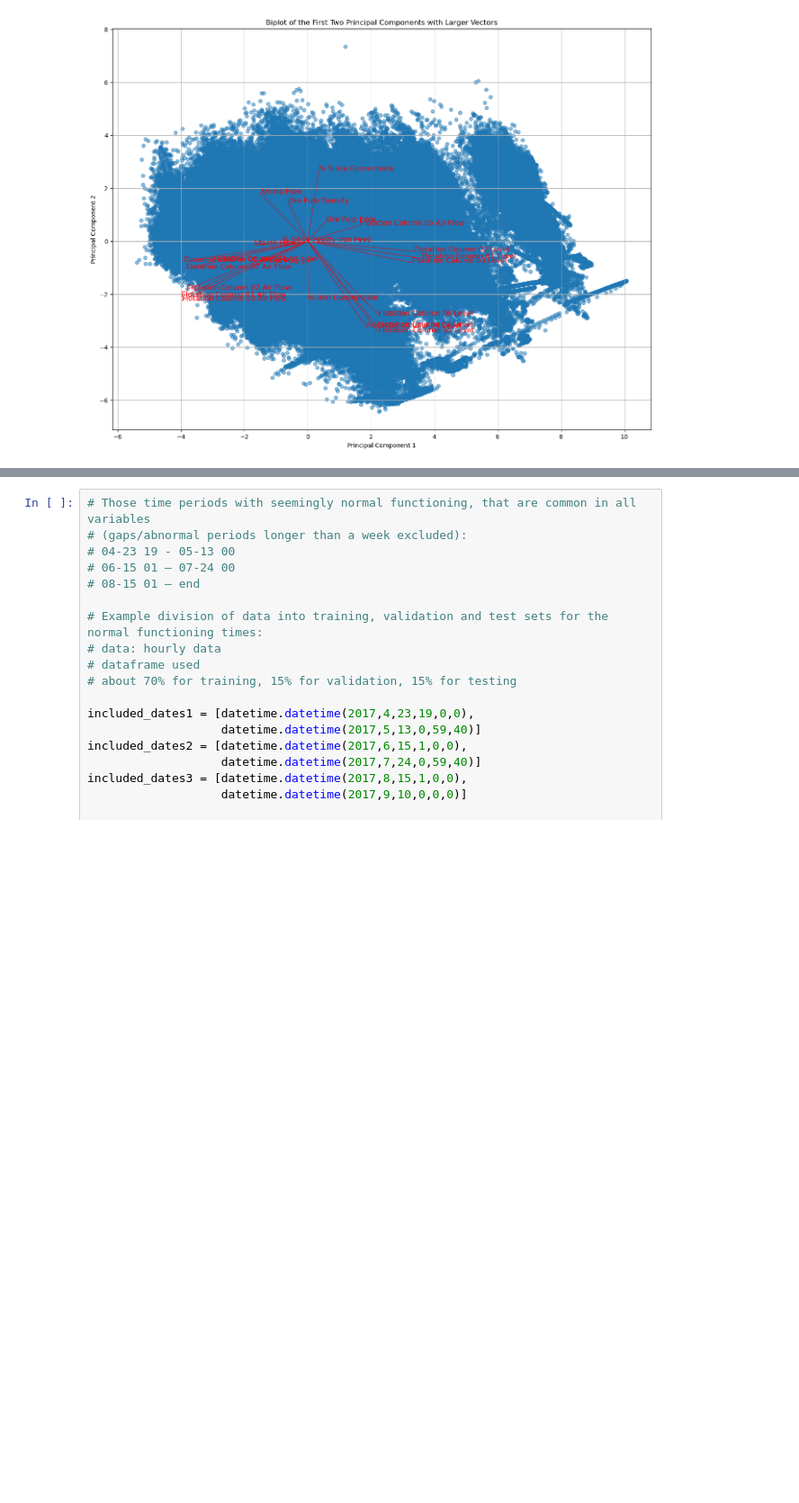
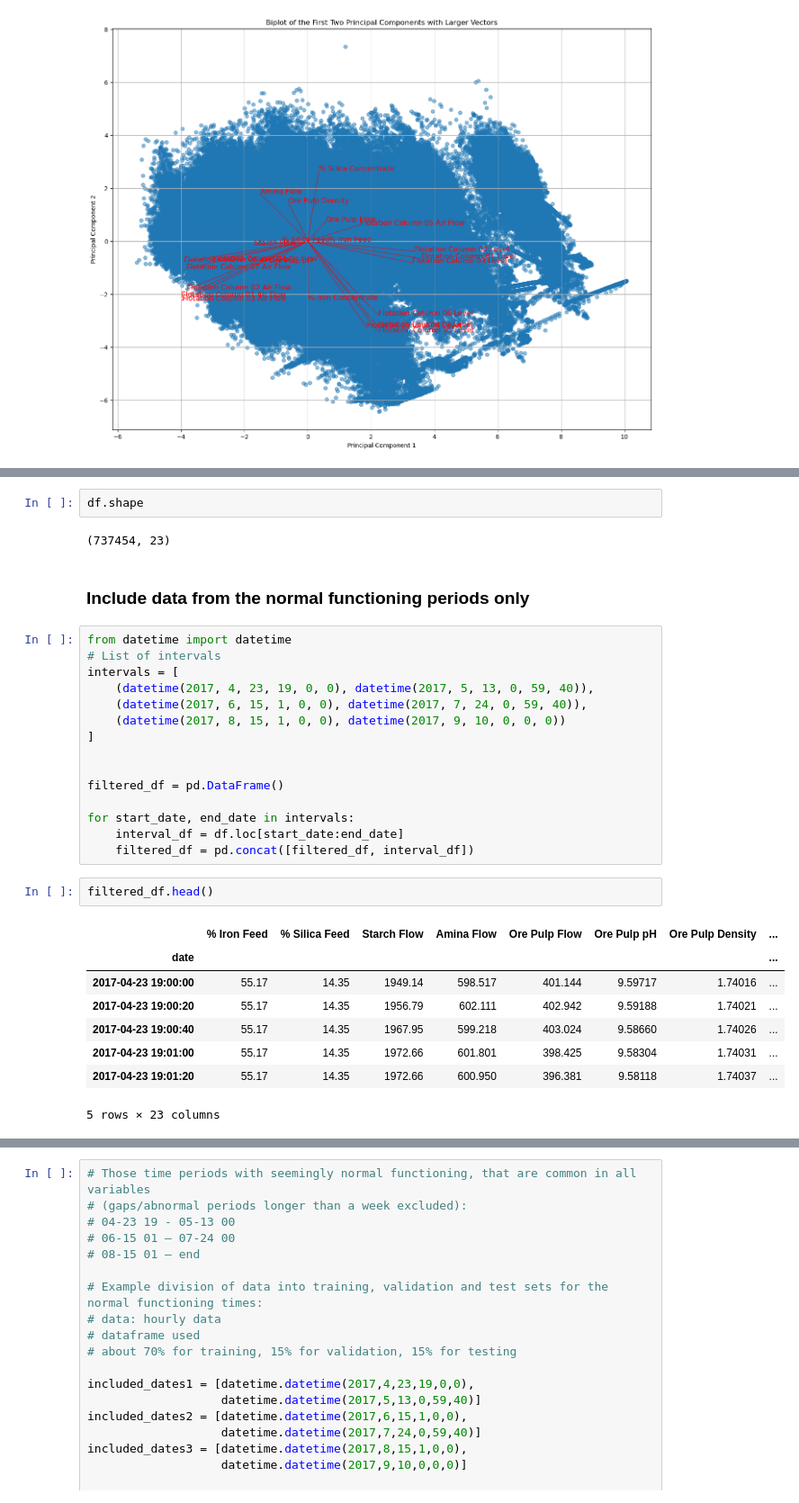
Before and after one commit to aminuldidar/ADAML-Project-Work, a Jupyter notebook: preprocessing_sub.ipynb, the cells around one changed output, grey strips where cells are left out. Shown at 90% size. Drawn from its saved outputs; the diff is of its cells as text; blank space fills up the shorter version.

Commit message:
"normal functioning periods only"

```diff
--- a/preprocessing_sub.ipynb
+++ b/preprocessing_sub.ipynb
@@ -611,0 +623,32 @@ plt.show()
+# %%
+df.shape
+# %% [output]
+(737454, 23)
+# %% [markdown]
+### Include data from the normal functioning periods only
+# %%
+from datetime import datetime
+# List of intervals
+intervals = [
+    (datetime(2017, 4, 23, 19, 0, 0), datetime(2017, 5, 13, 0, 59, 40)),
+    (datetime(2017, 6, 15, 1, 0, 0), datetime(2017, 7, 24, 0, 59, 40)),
+    (datetime(2017, 8, 15, 1, 0, 0), datetime(2017, 9, 10, 0, 0, 0))
+]
+
+
+filtered_df = pd.DataFrame()
+
+for start_date, end_date in intervals:
+    interval_df = df.loc[start_date:end_date]
+    filtered_df = pd.concat([filtered_df, interval_df])
+# %%
+filtered_df.head()
+# %% [output]
+|  | % Iron Feed | % Silica Feed | Starch Flow | Amina Flow | Ore Pulp Flow | Ore Pulp pH | Ore Pulp Density | ... |
+| date |  |  |  |  |  |  |  | ... |
+| 2017-04-23 19:00:00 | 55.17 | 14.35 | 1949.14 | 598.517 | 401.144 | 9.59717 | 1.74016 | ... |
+| 2017-04-23 19:00:20 | 55.17 | 14.35 | 1956.79 | 602.111 | 402.942 | 9.59188 | 1.74021 | ... |
+| 2017-04-23 19:00:40 | 55.17 | 14.35 | 1967.95 | 599.218 | 403.024 | 9.58660 | 1.74026 | ... |
+| 2017-04-23 19:01:00 | 55.17 | 14.35 | 1972.66 | 601.801 | 398.425 | 9.58304 | 1.74031 | ... |
+| 2017-04-23 19:01:20 | 55.17 | 14.35 | 1972.66 | 600.950 | 396.381 | 9.58118 | 1.74037 | ... |
+5 rows × 23 columns
```
Also changed, not shown: parts of 2 cells of this notebook.
